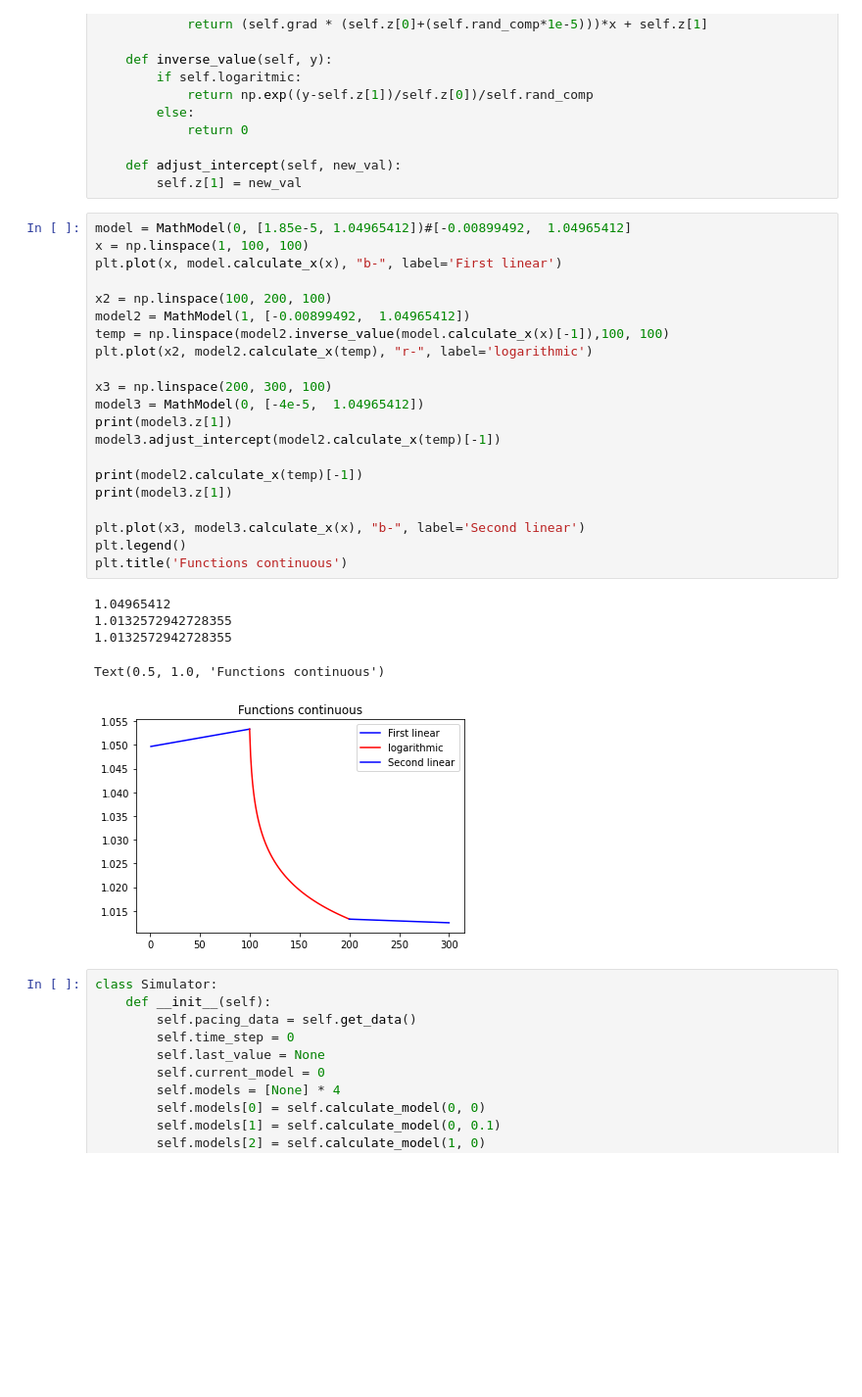
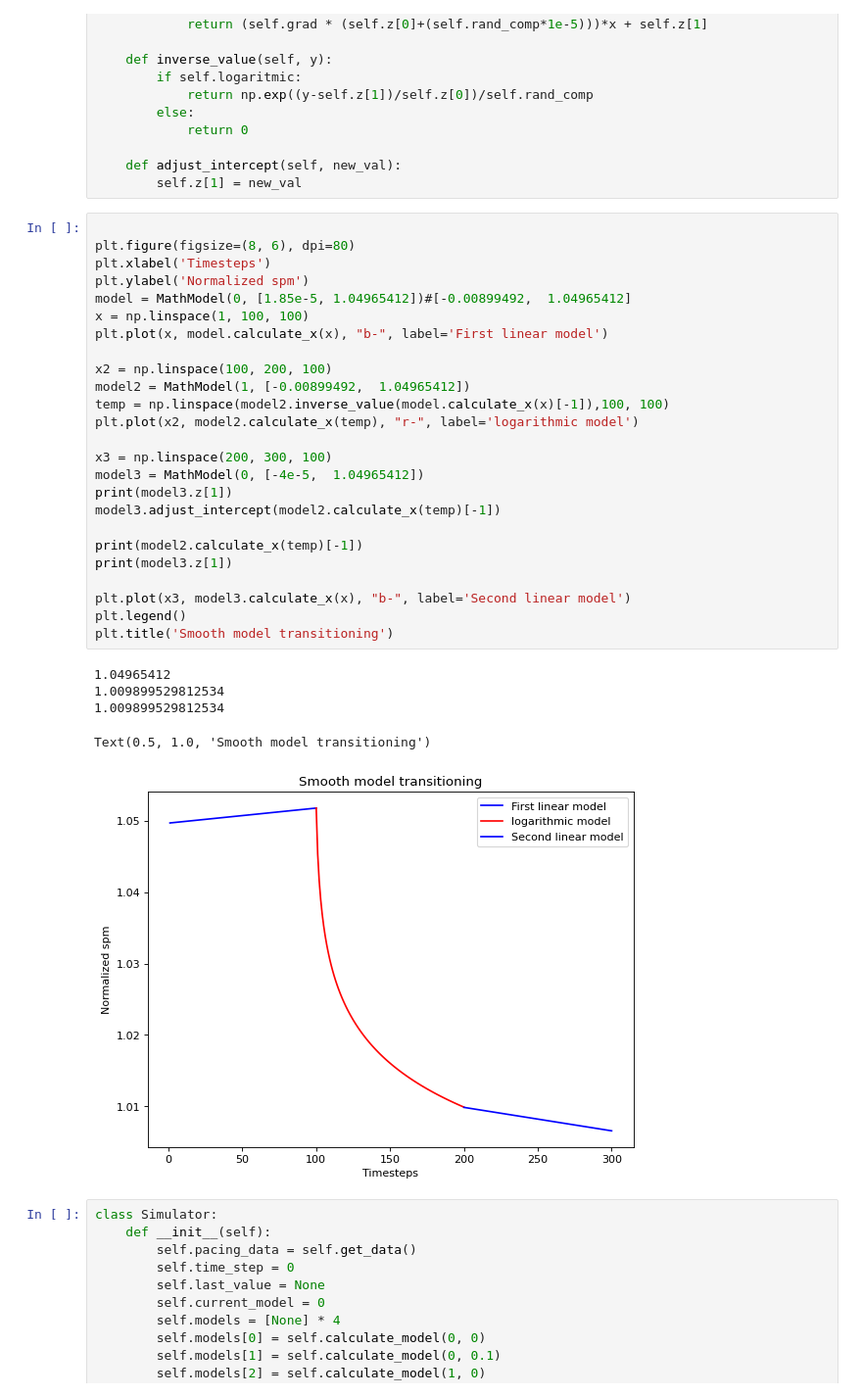
Before and after one commit to jemolano1498/OPPOSD_algorithm, a Jupyter notebook: data_analysis/dataModeling.ipynb, the cells around one changed output. Shown at 98% size. Saved outputs shown, nothing was run; the diff lists cells and outputs as text; blank space fills up the shorter version.

```diff
--- a/data_analysis/dataModeling.ipynb
+++ b/data_analysis/dataModeling.ipynb
@@ -206,32 +218,36 @@ class MathModel:
     def adjust_intercept(self, new_val):
         self.z[1] = new_val
 # %%
+
+plt.figure(figsize=(8, 6), dpi=80)
+plt.xlabel('Timesteps')
+plt.ylabel('Normalized spm')
 model = MathModel(0, [1.85e-5, 1.04965412])#[-0.00899492,  1.04965412]
 x = np.linspace(1, 100, 100)
-plt.plot(x, model.calculate_x(x), "b-", label='First linear')
+plt.plot(x, model.calculate_x(x), "b-", label='First linear model')
 
 x2 = np.linspace(100, 200, 100)
 model2 = MathModel(1, [-0.00899492,  1.04965412])
 temp = np.linspace(model2.inverse_value(model.calculate_x(x)[-1]),100, 100)
-plt.plot(x2, model2.calculate_x(temp), "r-", label='logarithmic')
+plt.plot(x2, model2.calculate_x(temp), "r-", label='logarithmic model')
 
 x3 = np.linspace(200, 300, 100)
 model3 = MathModel(0, [-4e-5,  1.04965412])
 print(model3.z[1])
 model3.adjust_intercept(model2.calculate_x(temp)[-1])
 
 print(model2.calculate_x(temp)[-1])
 print(model3.z[1])
 
-plt.plot(x3, model3.calculate_x(x), "b-", label='Second linear')
+plt.plot(x3, model3.calculate_x(x), "b-", label='Second linear model')
 plt.legend()
-plt.title('Functions continuous')
+plt.title('Smooth model transitioning')
 # %% [output]
 1.04965412
-1.0132572942728355
-1.0132572942728355
+1.009899529812534
+1.009899529812534
-Text(0.5, 1.0, 'Functions continuous')
+Text(0.5, 1.0, 'Smooth model transitioning')
-[figure, old version]
+[figure, new version]
 # %%
 class Simulator:
     def __init__(self):
```
Also changed, not shown: parts of 13 cells of this notebook, 11 other files.
